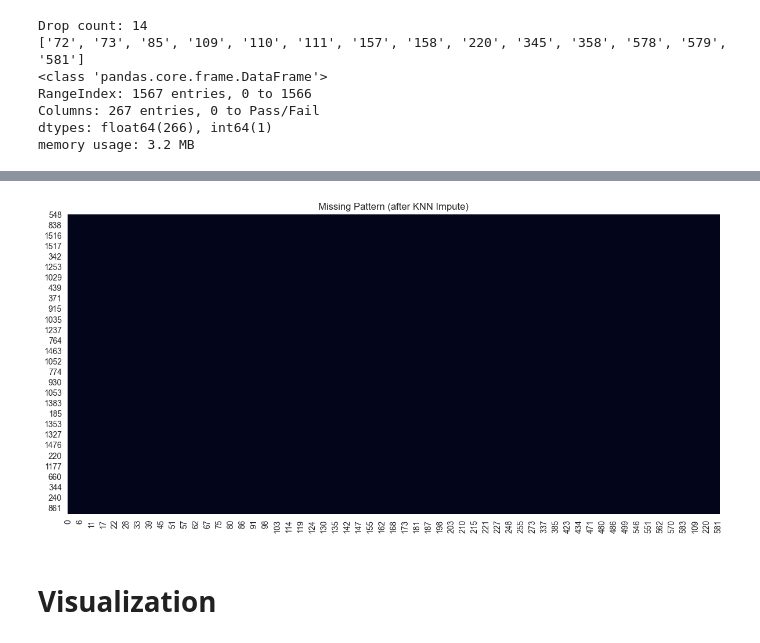
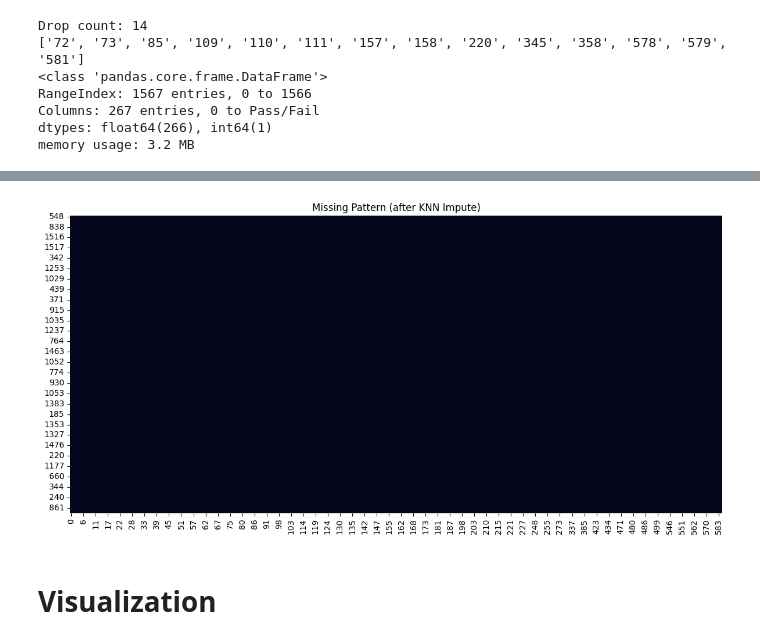
Before and after one commit to yrtny70127/Semiconductor_Quality_Prospect, a Jupyter notebook: SECOM/Semi-defect _finder.ipynb, the cells around one changed output, grey strips where cells are left out. Saved outputs shown, nothing was run; the diff lists cells and outputs as text; code cells hidden in the pictures.

```diff
--- a/SECOM/Semi-defect _finder.ipynb
+++ b/SECOM/Semi-defect _finder.ipynb
@@ -420,28 +420,31 @@ Pass/Fail
 
 [2 rows x 267 columns]
 # %%
+target = "Pass/Fail"
+X = df.drop(columns=[target])
+
 from sklearn.impute import KNNImputer
 
 # KNN Imputer 적용
 imputer = KNNImputer(n_neighbors=5, weights="distance")
 X_imputed = imputer.fit_transform(X)
 
 # 다시 DataFrame으로
 X_imputed = pd.DataFrame(X_imputed, columns=X.columns)
 
 # KNN으로 채운 결과를 df로 합치기
 df = df.copy()
 df[X.columns] = X_imputed  # X에 해당하는 컬럼만
 
 # 3) 결측 패턴 히트맵 (샘플 200행)
 sample = df.sample(min(200, len(df)), random_state=42)
 plt.figure(figsize=(12, 6))
 sns.heatmap(sample.isna(), cbar=False)
 plt.title("Missing Pattern (after KNN Impute)")
 plt.tight_layout()
 plt.show()
 # %% [output]
-[figure, old version]
+[figure, new version]
 # %% [markdown]
 # Visualization
 # %%
```
Also changed, not shown: parts of 1 cell of this notebook.
